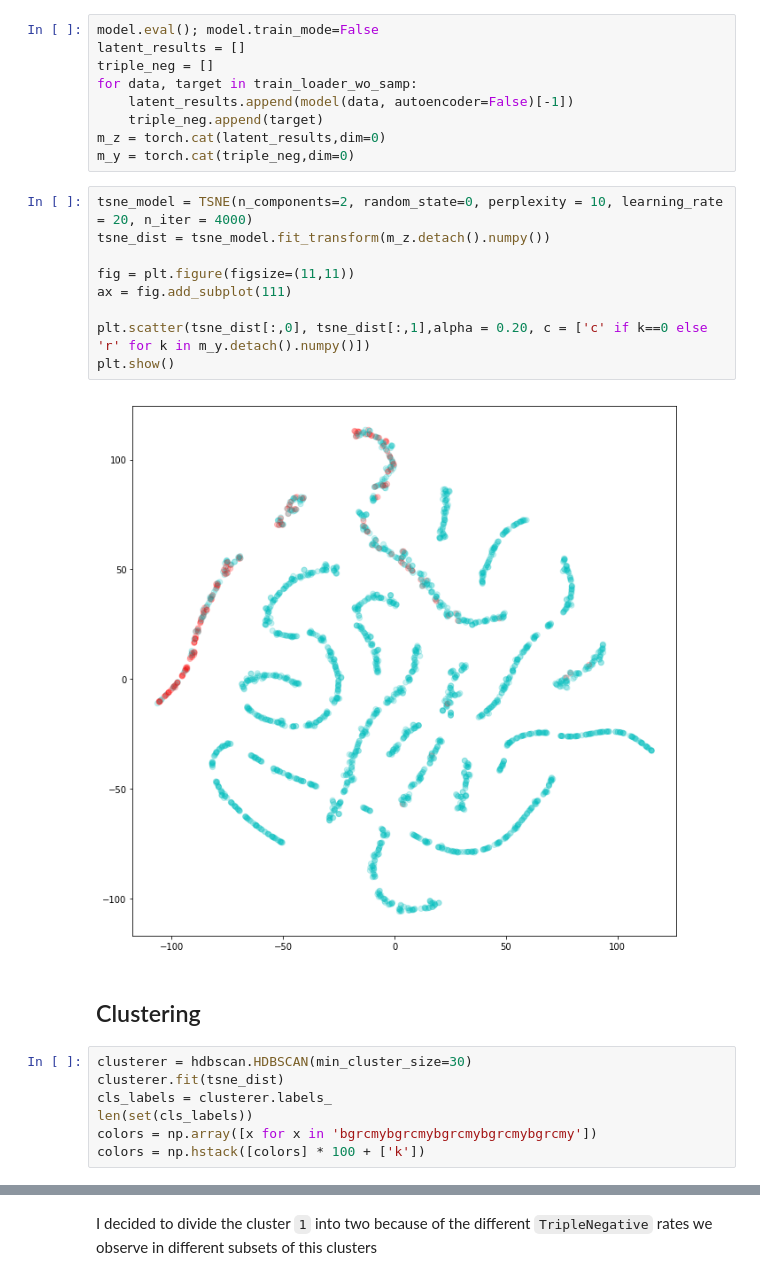
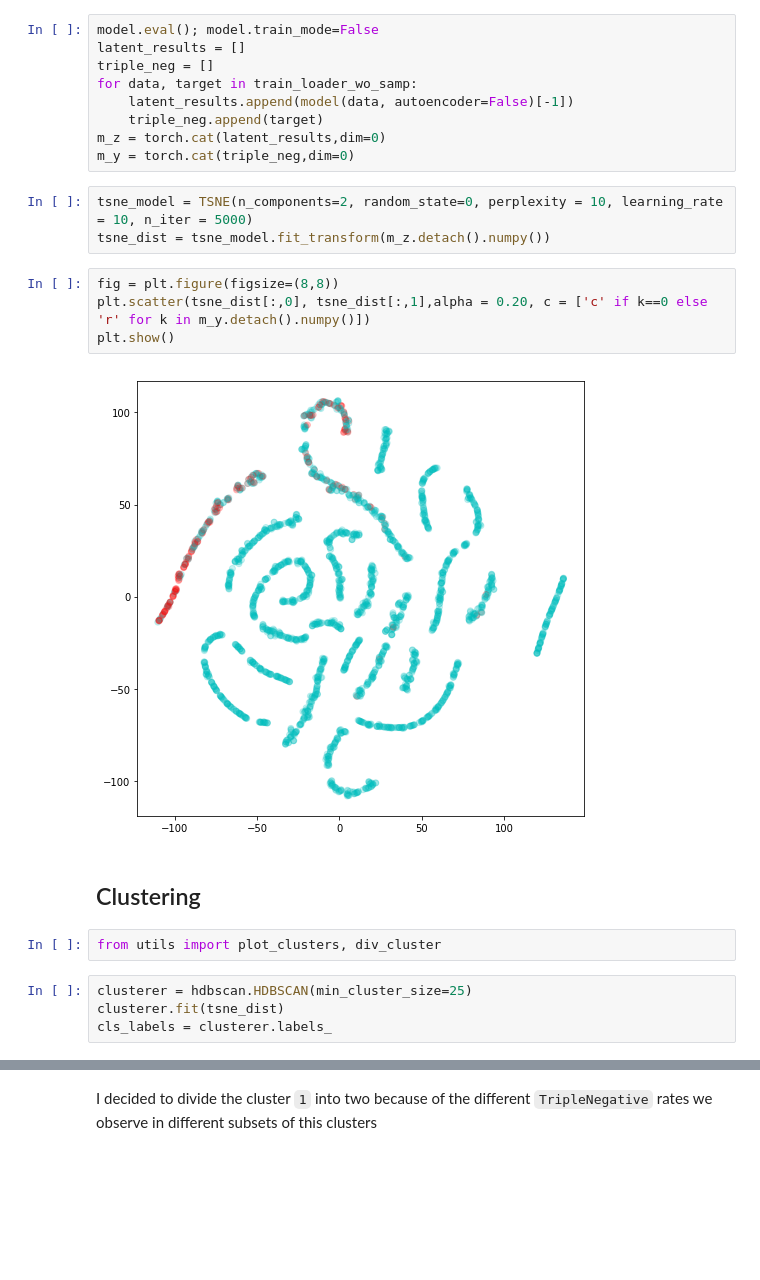
Before and after one commit to skarakulak/NYULH_Breast_Cancer_Optimal_Therapy, a Jupyter notebook: DataPrep.ipynb, the cells around one changed output, grey strips where cells are left out. Drawn from its saved outputs; the diff is of its cells as text; blank space fills up the shorter version.

Commit message:
utils

```diff
--- a/DataPrep.ipynb
+++ b/DataPrep.ipynb
@@ -801,23 +801,20 @@ for data, target in train_loader_wo_samp:
     triple_neg.append(target)
 m_z = torch.cat(latent_results,dim=0)
 m_y = torch.cat(triple_neg,dim=0)
+# %%
+tsne_model = TSNE(n_components=2, random_state=0, perplexity = 10, learning_rate = 10, n_iter = 5000)
+tsne_dist = tsne_model.fit_transform(m_z.detach().numpy())
 # %%
-tsne_model = TSNE(n_components=2, random_state=0, perplexity = 10, learning_rate = 20, n_iter = 4000)
-tsne_dist = tsne_model.fit_transform(m_z.detach().numpy())
-
-fig = plt.figure(figsize=(11,11))
-ax = fig.add_subplot(111)
-
+fig = plt.figure(figsize=(8,8))
 plt.scatter(tsne_dist[:,0], tsne_dist[:,1],alpha = 0.20, c = ['c' if k==0 else 'r' for k in m_y.detach().numpy()])
 plt.show()
 # %% [output]
-[figure, old version]
+[figure, new version]
 # %% [markdown]
 ## Clustering
+# %%
+from utils import plot_clusters, div_cluster
 # %%
-clusterer = hdbscan.HDBSCAN(min_cluster_size=30)
+clusterer = hdbscan.HDBSCAN(min_cluster_size=25)
 clusterer.fit(tsne_dist)
 cls_labels = clusterer.labels_
-len(set(cls_labels))
-colors = np.array([x for x in 'bgrcmybgrcmybgrcmybgrcmybgrcmy'])
-colors = np.hstack([colors] * 100 + ['k'])
```
Also changed, not shown: parts of 11 cells of this notebook, 1 other file.
